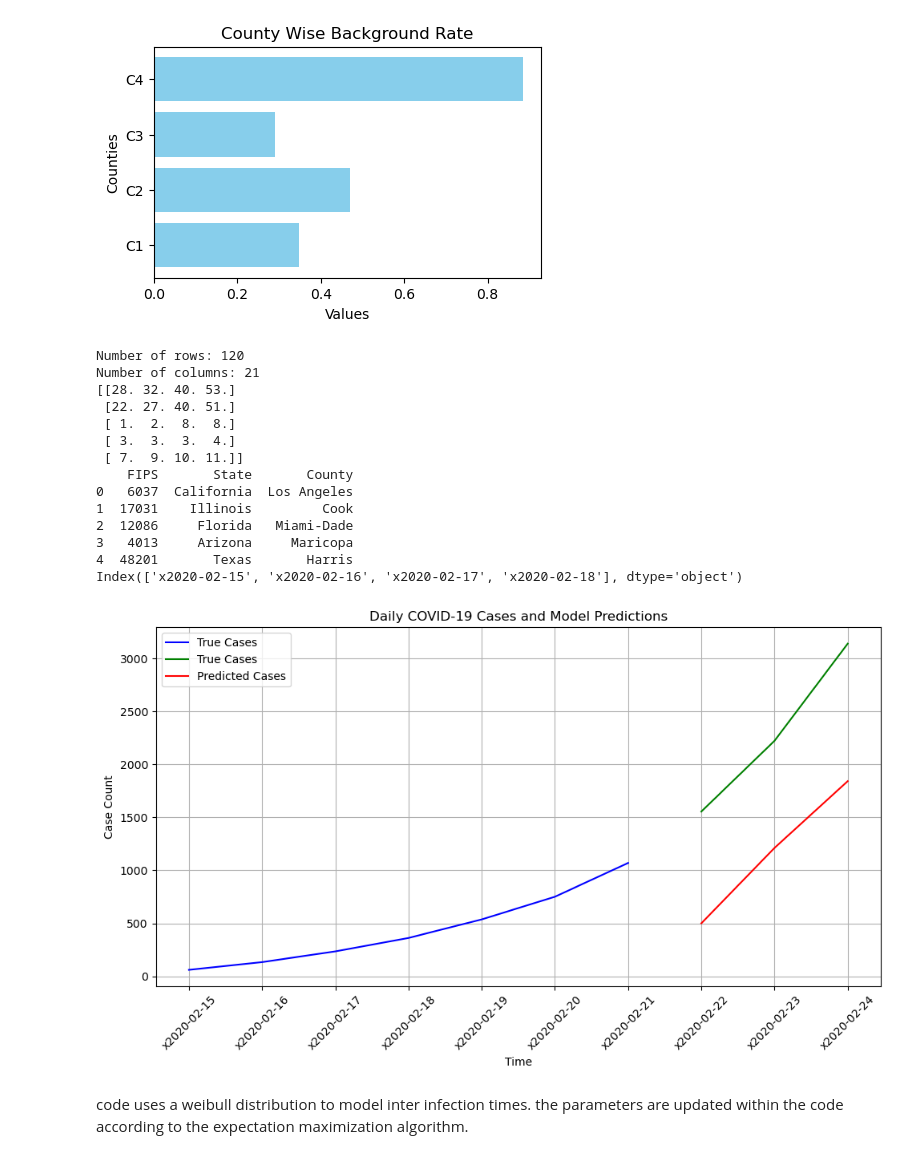
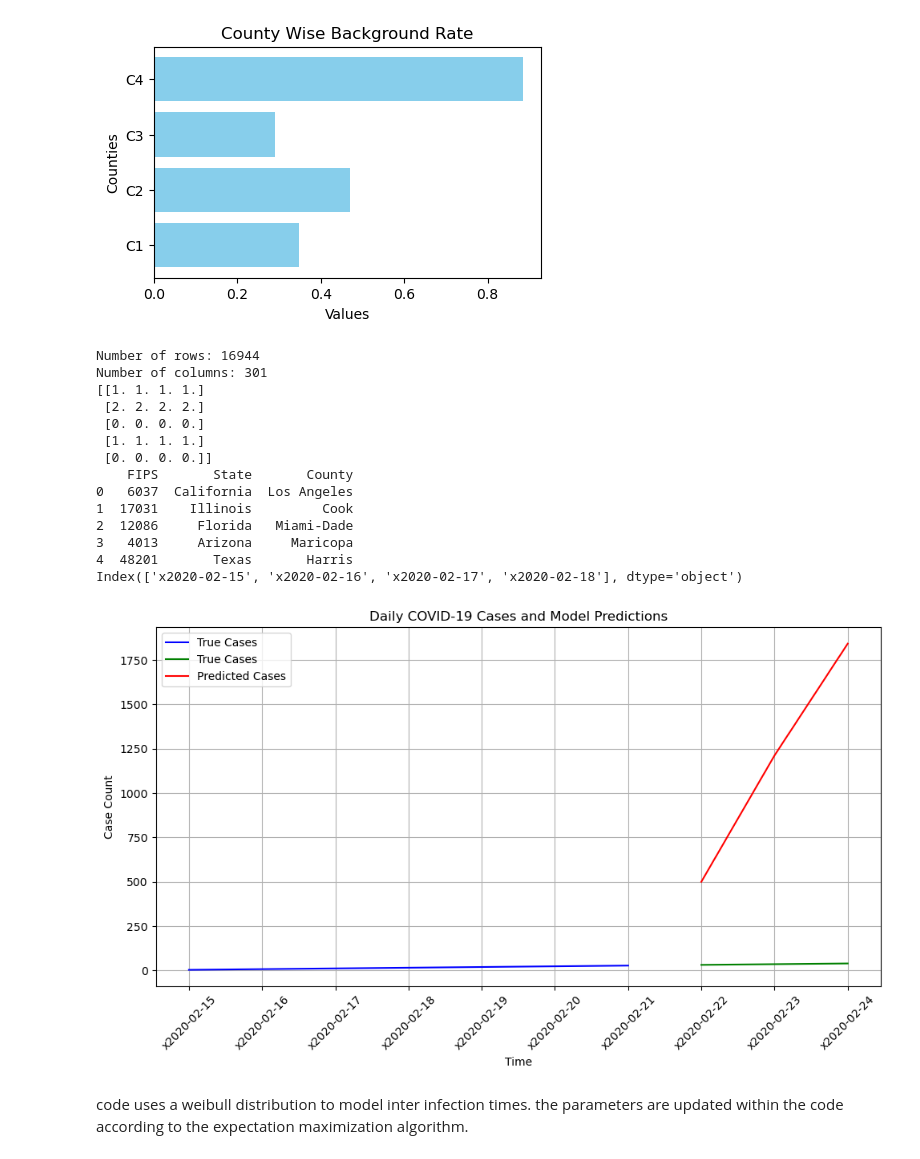
Before and after one commit to diyaNarayanan2/CausalSTPP, a Jupyter notebook: HawkPR.ipynb, the cells around one changed output. Cells and saved outputs as stored; diff of their text form; code cells hidden in the pictures.

```diff
--- a/HawkPR.ipynb
+++ b/HawkPR.ipynb
@@ -222,12 +235,10 @@ def snipDataset(InputPath_Data, DateSnip, CountySnip, rowheaders):
         rowKeyList = Data.iloc[:CountySnip, :rowheaders]
         colKeyList = Data.columns[rowheaders:rowheaders+DateSnip]
 
-
-
     return Data_Values, rowKeyList, colKeyList
 
 InputPath_demography = r"C:\Users\dipiy\OneDrive\Documents\GitHub\CausalSTPP\TestData\Demography_Test.csv"
-InputPath_report = r"C:\Users\dipiy\OneDrive\Documents\GitHub\CausalSTPP\TestData\Report_Test2.csv"
+InputPath_report = r"C:\Users\dipiy\OneDrive\Documents\GitHub\CausalSTPP\TestData\Report_Test.csv"
 InputPath_mobility = r"C:\Users\dipiy\OneDrive\Documents\GitHub\CausalSTPP\TestData\Mobility_Test.csv"
 
 # Read the CSV file into a DataFrame
@@ -243,13 +254,13 @@ print(Data)
 print(rowHeaders)
 print(colHeaders)
 # %% [output]
-Number of rows: 120
-Number of columns: 21
-[[28. 32. 40. 53.]
- [22. 27. 40. 51.]
- [ 1.  2.  8.  8.]
- [ 3.  3.  3.  4.]
- [ 7.  9. 10. 11.]]
+Number of rows: 16944
+Number of columns: 301
+[[1. 1. 1. 1.]
+ [2. 2. 2. 2.]
+ [0. 0. 0. 0.]
+ [1. 1. 1. 1.]
+ [0. 0. 0. 0.]]
     FIPS       State       County
 0   6037  California  Los Angeles
 1  17031    Illinois         Cook
@@ -259,6 +270,14 @@ Number of columns: 21
 Index(['x2020-02-15', 'x2020-02-16', 'x2020-02-17', 'x2020-02-18'], dtype='object')
 # %%
 def plot_covid_predictions(DaysPred, n_day_tr, covid_og, pred_cases, DatesList, compare):
+    '''Function plots original cases against predicted cases
+    DaysPred is number of predicted days
+    n_day_tr is number of days used for training
+    covid_og: original dataset with case count day wise
+    pred_cases: sim_out day wise summed over counties
+    DatesList: list of all dates (predicted and og)
+    compare: boolean value for comparision yes/no
+    '''
     # Error checking
     if covid_og.shape[1] != (n_day_tr +DaysPred):
         raise ValueError(f"covid_og should have {n_day_tr +DaysPred} days, but got {covid_og.shape[1]} days.")
@@ -276,34 +295,34 @@ def plot_covid_predictions(DaysPred, n_day_tr, covid_og, pred_cases, DatesList,
     plt.figure(figsize=(10, 6))
 
     # Plot the original daily cases used for training
     plt.plot(DatesList[:n_day_tr], daily_cases[:n_day_tr], label="True Cases", color="blue")
 
     # If compare is True, highlight the last DaysPred days and plot predicted cases
     if compare:
         plt.plot(DatesList[-DaysPred:], daily_cases[-DaysPred:], label="True Cases", color="green")
         plt.plot(DatesList[-DaysPred:], np.cumsum(pred_cases), label="Predicted Cases", color="red")
     else:
         plt.plot(DatesList[-DaysPred:], np.cumsum(pred_cases), label="Predicted Cases", color="red")
 
     # Labeling the graph
     plt.xlabel("Time")
     plt.ylabel("Case Count")
     plt.title("Daily COVID-19 Cases and Model Predictions")
     plt.legend()
     plt.grid(True)
     plt.xticks(rotation=45)
 
     # Show the plot
     plt.tight_layout()
     plt.show()
 
 # Example usage:
 Data, rowHeaders, colHeaders = snipDataset(InputPath_report, DateSnip=10, CountySnip=5, rowheaders=3)
 ypred = [500, 712, 630]
 plot_covid_predictions(DaysPred=3, n_day_tr=7, covid_og=Data, pred_cases=ypred, DatesList=colHeaders, compare=True)
 # plot_covid_predictions(DaysPred=7, n_day=100, covid_og=np.random.rand(10, 100), pred_cases=np.random.rand(7), DatesList=pd.date_range(start='1/1/2020', periods=100), compare=True)
 # %% [output]
-[figure, old version]
+[figure, new version]
 # %% [markdown]
 code uses a weibull distribution to model inter infection times. the parameters are updated within the code according to the expectation maximization algorithm.
 # %%
```
Also changed, not shown: parts of 4 cells of this notebook, 5 other files.
